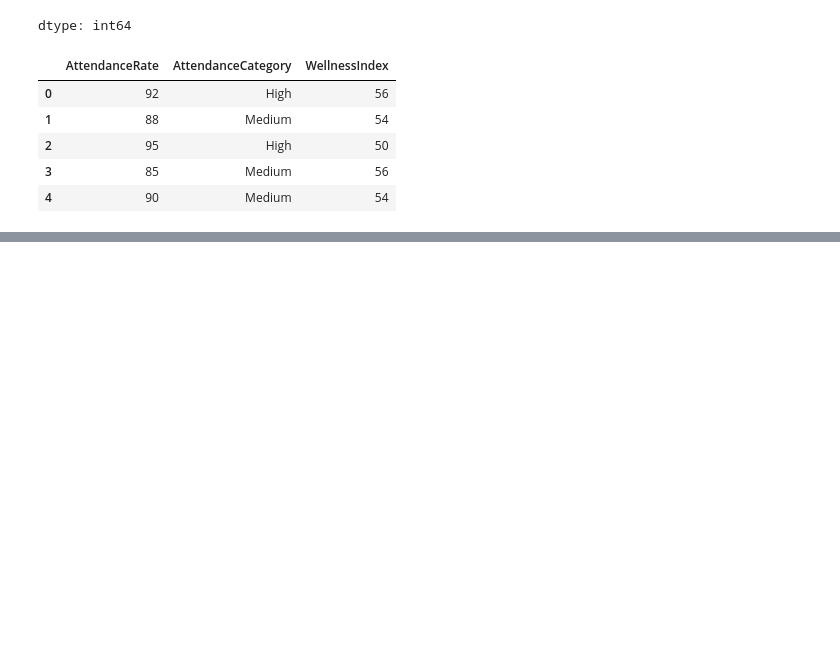
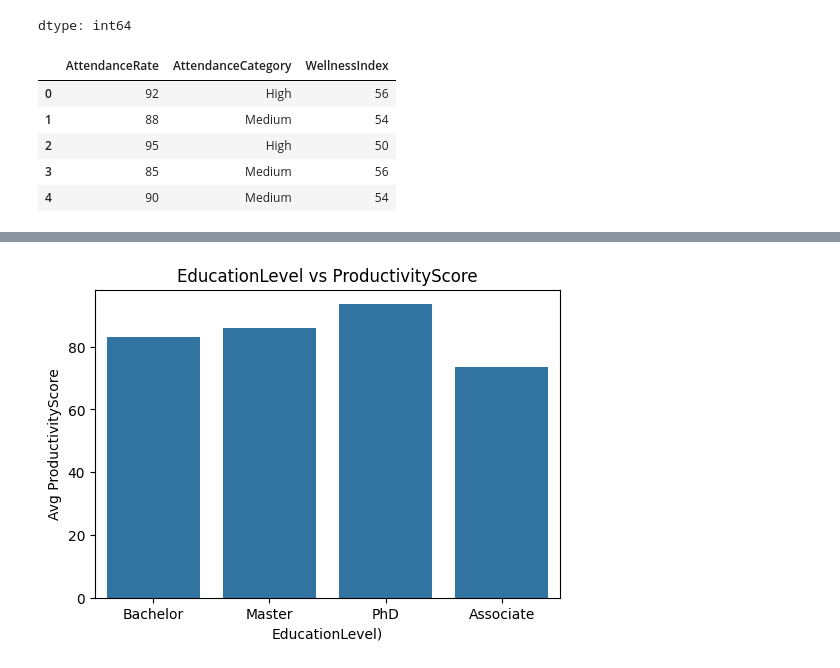
Before and after one commit to 200612780/Assignemt-1-Employee-Productivity-Wellness-Insight-tool-AIDI1002, a Jupyter notebook: assignment_1_employee_productivity_wellness_insights_tool.ipynb, the cells around one changed output, grey strips where cells are left out. Saved outputs shown, nothing was run; the diff lists cells and outputs as text; code cells hidden in the pictures; blank space fills up the shorter version.

```diff
--- a/assignment_1_employee_productivity_wellness_insights_tool.ipynb
+++ b/assignment_1_employee_productivity_wellness_insights_tool.ipynb
@@ -13,5 +17,6 @@ Saving assignment1_dataset.csv to assignment1_dataset.csv
 # %%
 df = pd.read_csv("assignment1_dataset.csv")
+original_df_for_plot=df.copy()
 # %%
 print("First 5 rows:")
 display(df.head())
@@ -128,0 +214,10 @@ display(df[["AttendanceRate", "AttendanceCategory", "WellnessIndex"]].head())
+# %%
+# 4. Bar chart: EducationLevel vs ProductivityScore
+plt.figure(figsize=(6,4))
+sns.barplot(x="EducationLevel", y="ProductivityScore", data=original_df_for_plot, errorbar=None)
+plt.title("EducationLevel vs ProductivityScore")
+plt.xlabel("EducationLevel)")
+plt.ylabel("Avg ProductivityScore")
+plt.show()
+# %% [output]
+[figure, added]
```
Also changed, not shown: parts of 9 cells of this notebook.
